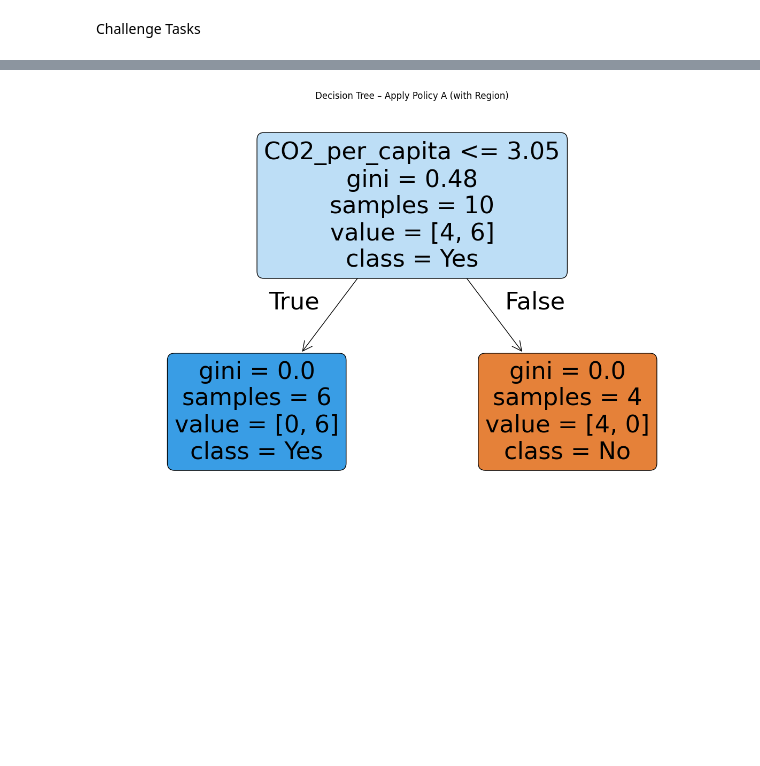
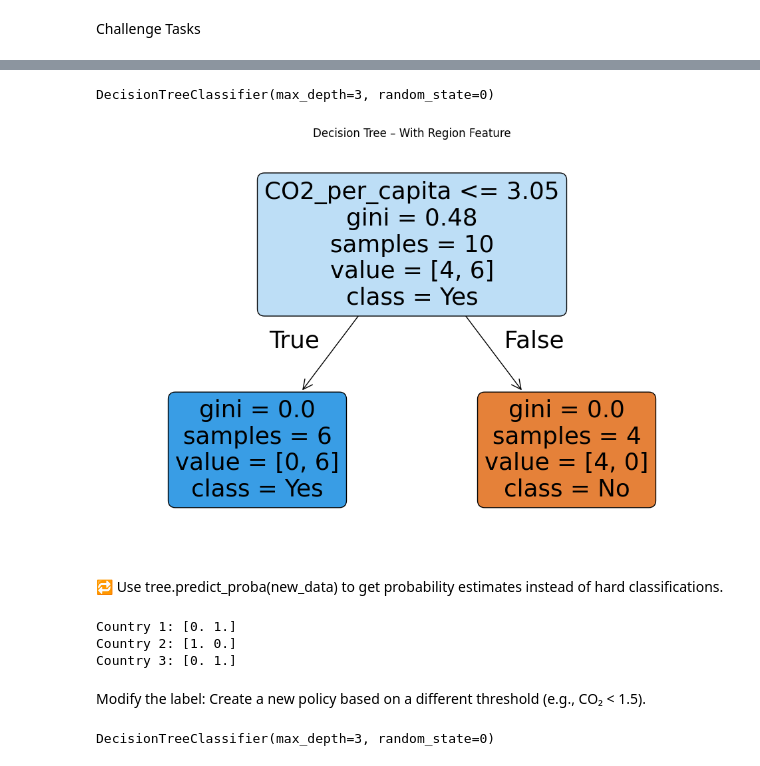
Before and after one commit to Lijan-Baral/GitHub-CST184, a Jupyter notebook: Week3_Tutorial_DecisionTree.ipynb, the cells around one changed output, grey strips where cells are left out. Drawn from its saved outputs; the diff is of its cells as text; code cells hidden in the pictures; blank space fills up the shorter version.

```diff
--- a/Week3_Tutorial_DecisionTree.ipynb
+++ b/Week3_Tutorial_DecisionTree.ipynb
@@ -167,0 +133,5 @@ Decision tree retrained with %Renewable, CO2_per_capita, and Region features.
+# %%
+#Encoding ther region as category and writing the codes in it.
+df["Region_Code"] = df["Region"].astype("category").cat.codes
+#Showing the codes that encode the region.
+df[[ "Region", "Region_Code"]]
@@ -168,11 +150,64 @@ Decision tree retrained with %Renewable, CO2_per_capita, and Region features.
+# %%
+
+X = df[["%Renewable", "CO2_per_capita", "Region_Code"]]
+
+# 2. Define your target (y)
+y = df["Label"]
+
+# 3. Re-initialize and re-run the tree
+from sklearn.tree import DecisionTreeClassifier
+
+tree = DecisionTreeClassifier(max_depth=3, random_state=0)
+tree.fit(X, y)
+# %% [output]
+DecisionTreeClassifier(max_depth=3, random_state=0)
 # %%
-# For visualization
-plt.figure(figsize=(15, 10)) # Adjust figure size for better readability
-plot_tree(tree_with_region, feature_names=X_new.columns, class_names=["No", "Yes"], filled=True, rounded=True)
-plt.title("Decision Tree – Apply Policy A (with Region)")
+#For visualization
+from sklearn.tree import plot_tree
+import matplotlib.pyplot as plt
+
+plt.figure(figsize=(12, 8))
+plot_tree(
+    tree,
+    feature_names=X.columns,
+    class_names=["No", "Yes"],
+    filled=True,
+    rounded=True,
+)
+plt.title("Decision Tree – With Region Feature")
 plt.show()
-
-# Store the feature names for future use in prediction
-feature_names_with_region = X_new.columns.tolist()
 # %% [output]
-[figure, old version]
+[figure, new version]
+# %% [markdown]
+🔁 Use tree.predict_proba(new_data) to get probability estimates instead of hard classifications.
+# %%
+new_data = pd.DataFrame(
+    {
+        "%Renewable": [52, 20, 75],
+        "CO2_per_capita": [1.5, 8.5, 3.0],
+        "Region_Code": [0, 1, 2],
+    }
+)
+probability= tree.predict_proba(new_data)
+for i,probability in enumerate(probability):
+  print(f"Country {i+1}: {probability}")
+# %% [output]
+Country 1: [0. 1.]
+Country 2: [1. 0.]
+Country 3: [0. 1.]
+# %% [markdown]
+Modify the label: Create a new policy based on a different threshold (e.g., CO₂ < 1.5).
+# %%
+#creating the newe label
+
+df["new_label"]=(df["CO2_per_capita"] < 1.5).astype(int)
+
+x_new = df[["%Renewable", "CO2_per_capita"]]
+y_new = df["new_label"]
+
+#Training the decision tree
+
+tree1 = DecisionTreeClassifier(max_depth=3, random_state=0)
+tree1.fit(x_new, y_new)
+# %% [output]
+DecisionTreeClassifier(max_depth=3, random_state=0)
```
Also changed, not shown: parts of 7 cells of this notebook.
